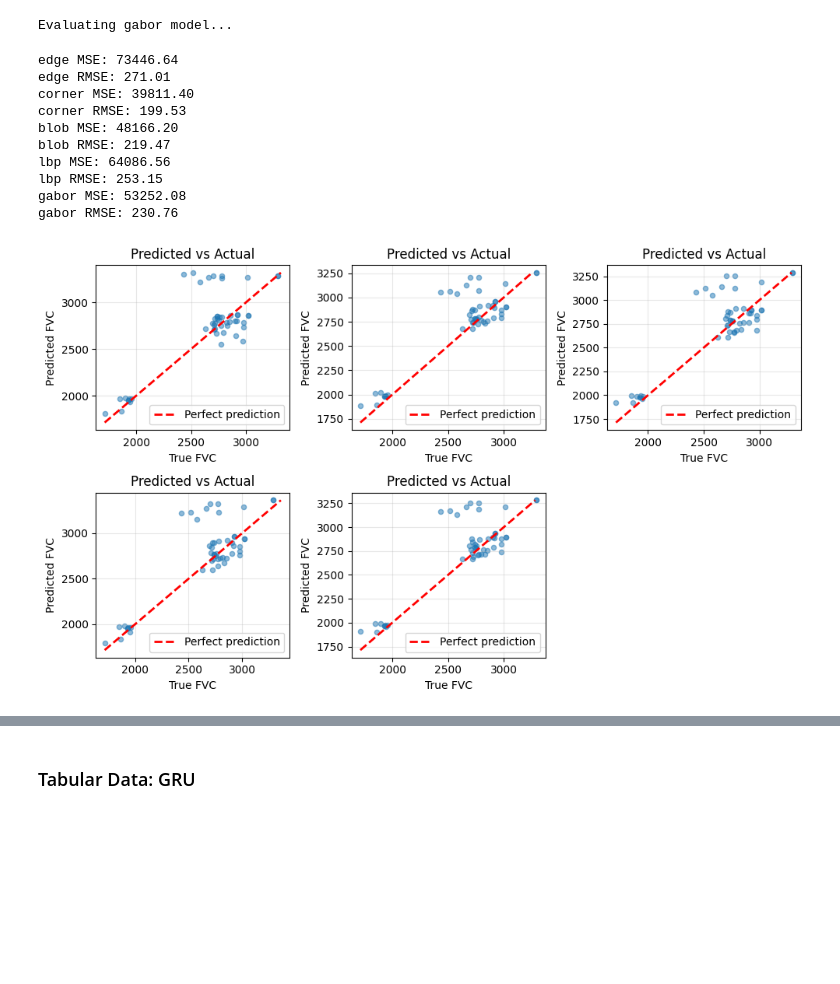
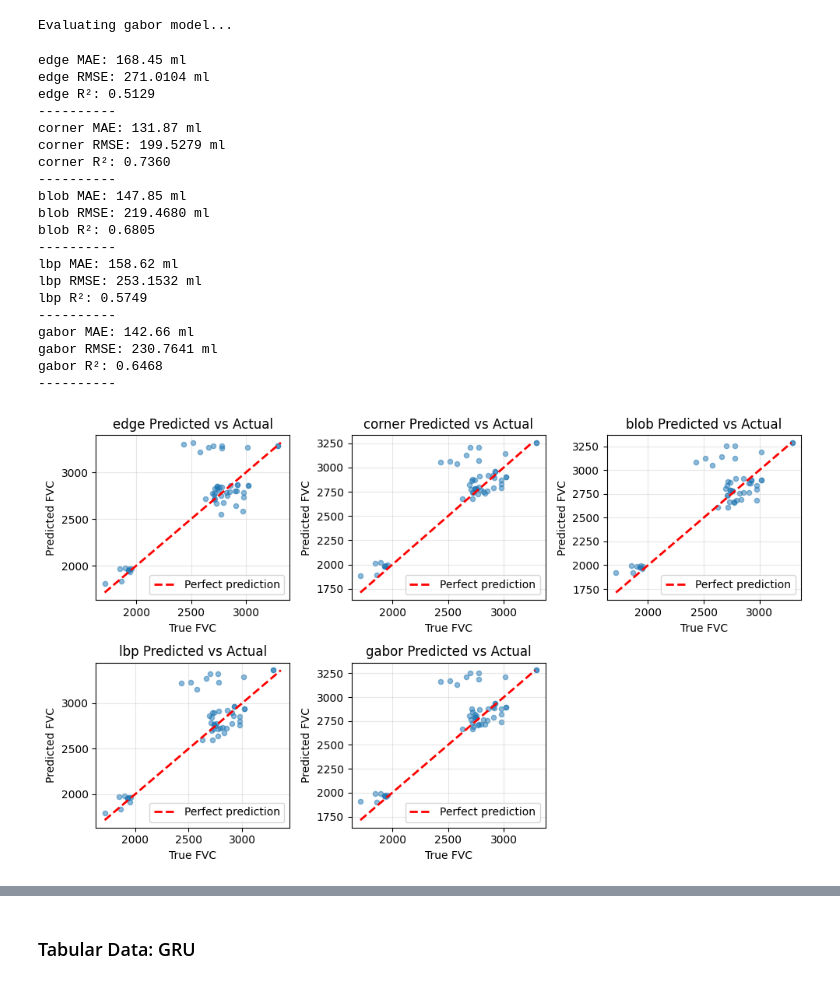
Before and after one commit to unfulw/pulmonary_fibrosis, a Jupyter notebook: main.ipynb, the cells around one changed output, grey strips where cells are left out. Saved outputs shown, nothing was run; the diff lists cells and outputs as text; code cells hidden in the pictures; blank space fills up the shorter version.

```diff
--- a/main.ipynb
+++ b/main.ipynb
@@ -290,36 +295,49 @@ Evaluating gabor model...
 # %%
 fig, axs = plt.subplots(2, 3, figsize=(10, 6))
 
 for i in range(5):
-    mse = mean_squared_error(flattened_y, predictions[i])
-    rmse = root_mean_squared_error(flattened_y, predictions[i])
-    print(f"{get_idx_to_feature_name(i)} MSE: {mse:.2f}")
-    print(f"{get_idx_to_feature_name(i)} RMSE: {rmse:.2f}")
-
+    name = get_idx_to_feature_name(i)
     axs[i//3][i%3].scatter(flattened_y, predictions[i], alpha=0.5, s=20)
     axs[i//3][i%3].plot([min(flattened_y), predictions[i].max()],
             [min(flattened_y), predictions[i].max()],
             'r--', lw=2, label='Perfect prediction')
     axs[i//3][i%3].set_xlabel('True FVC')
     axs[i//3][i%3].set_ylabel('Predicted FVC')
-    axs[i//3][i%3].set_title('Predicted vs Actual')
+    axs[i//3][i%3].set_title(f'{name} Predicted vs Actual')
     axs[i//3][i%3].legend()
     axs[i//3][i%3].grid(True, alpha=0.3)
+
+    manual_mae, manual_rmse, manual_r2 = eval_metrics(flattened_y, predictions[i])
+    print(f"{name} MAE: {manual_mae:.2f} ml")
+    print(f"{name} RMSE: {manual_rmse:.4f} ml")
+    print(f"{name} R²: {manual_r2:.4f}")
+    print('-' * 10)
+
 
 axs[1][2].remove()
 
 
 plt.tight_layout()
 plt.show()
 # %% [output]
-edge MSE: 73446.64
-edge RMSE: 271.01
-corner MSE: 39811.40
-corner RMSE: 199.53
-blob MSE: 48166.20
-blob RMSE: 219.47
-lbp MSE: 64086.56
-lbp RMSE: 253.15
-gabor MSE: 53252.08
-gabor RMSE: 230.76
+edge MAE: 168.45 ml
+edge RMSE: 271.0104 ml
+edge R²: 0.5129
+----------
+corner MAE: 131.87 ml
+corner RMSE: 199.5279 ml
+corner R²: 0.7360
+----------
+blob MAE: 147.85 ml
+blob RMSE: 219.4680 ml
+blob R²: 0.6805
+----------
+lbp MAE: 158.62 ml
+lbp RMSE: 253.1532 ml
+lbp R²: 0.5749
+----------
+gabor MAE: 142.66 ml
+gabor RMSE: 230.7641 ml
+gabor R²: 0.6468
+----------
-[figure, old version]
+[figure, new version]
```
Also changed, not shown: parts of 16 cells of this notebook, 4 other files.
